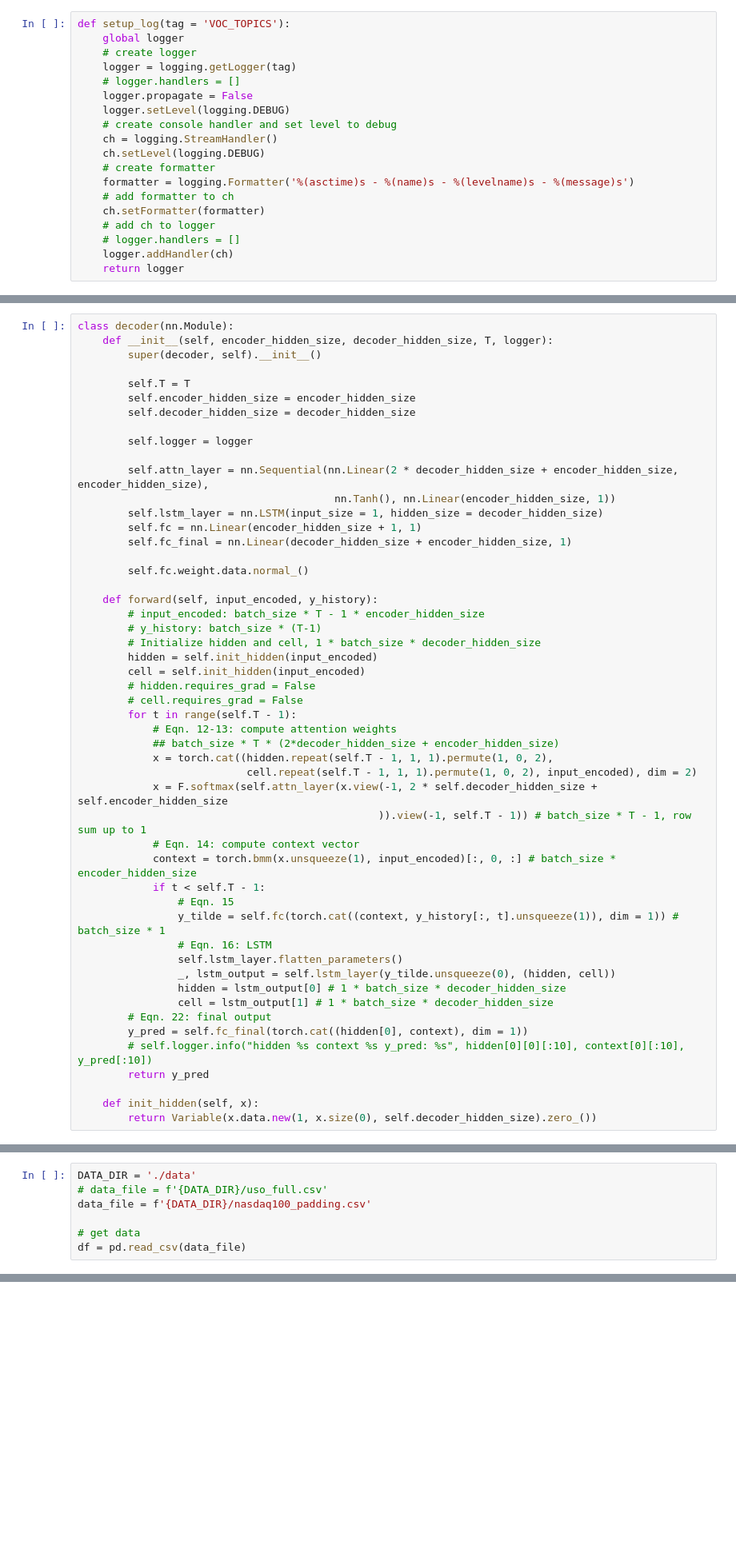
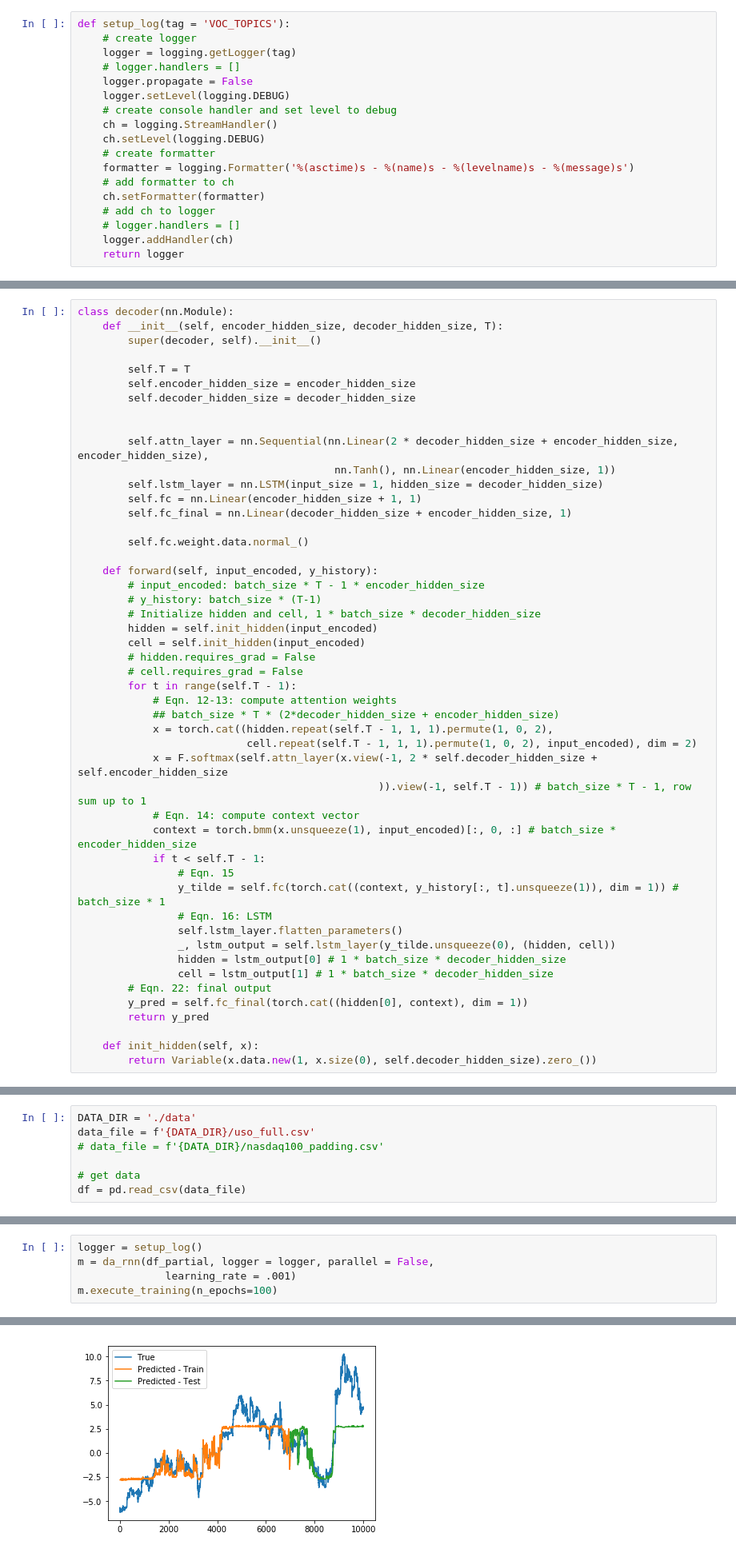
Before and after one commit to bgithub1/da_rnn, a Jupyter notebook: da_rnn_from_csv.ipynb, the cells around one changed output, grey strips where cells are left out. Shown at 80% size. Cells and saved outputs as stored; diff of their text form; blank space fills up the shorter version.

```diff
--- a/da_rnn_from_csv.ipynb
+++ b/da_rnn_from_csv.ipynb
@@ -37,6 +46,5 @@ pd.set_option('display.max_columns',1000)
 # %%
 def setup_log(tag = 'VOC_TOPICS'):
-    global logger
     # create logger
     logger = logging.getLogger(tag)
     # logger.handlers = []
@@ -110,14 +197,13 @@ class encoder(nn.Module):
 #### 2.02 Define the decoder:
 # %%
 class decoder(nn.Module):
-    def __init__(self, encoder_hidden_size, decoder_hidden_size, T, logger):
+    def __init__(self, encoder_hidden_size, decoder_hidden_size, T):
         super(decoder, self).__init__()
 
         self.T = T
         self.encoder_hidden_size = encoder_hidden_size
         self.decoder_hidden_size = decoder_hidden_size
 
-        self.logger = logger
 
         self.attn_layer = nn.Sequential(nn.Linear(2 * decoder_hidden_size + encoder_hidden_size, encoder_hidden_size),
                                          nn.Tanh(), nn.Linear(encoder_hidden_size, 1))
@@ -154,7 +240,6 @@ class decoder(nn.Module):
                 cell = lstm_output[1] # 1 * batch_size * decoder_hidden_size
         # Eqn. 22: final output
         y_pred = self.fc_final(torch.cat((hidden[0], context), dim = 1))
-        # self.logger.info("hidden %s context %s y_pred: %s", hidden[0][0][:10], context[0][:10], y_pred[:10])
         return y_pred
 
     def init_hidden(self, x):
@@ -339,8 +418,8 @@ def execute_training(df_data,n_epochs=500,learning_rate=.001):
 #### 3.01 Read the main csv file, and add appropriate date columns
 # %%
 DATA_DIR = './data'
-# data_file = f'{DATA_DIR}/uso_full.csv'
-data_file = f'{DATA_DIR}/nasdaq100_padding.csv'
+data_file = f'{DATA_DIR}/uso_full.csv'
+# data_file = f'{DATA_DIR}/nasdaq100_padding.csv'
 
 # get data
 df = pd.read_csv(data_file)
@@ -406,0 +447,6 @@ Missing in data: 0.
+# %%
+logger = setup_log()
+m = da_rnn(df_partial, logger = logger, parallel = False,
+              learning_rate = .001)
+m.execute_training(n_epochs=100)
+# %% [output]
@@ -406,0 +465 @@ Missing in data: 0.
+[figure, added]
```
Also changed, not shown: parts of 17 cells of this notebook, 1 other file.
